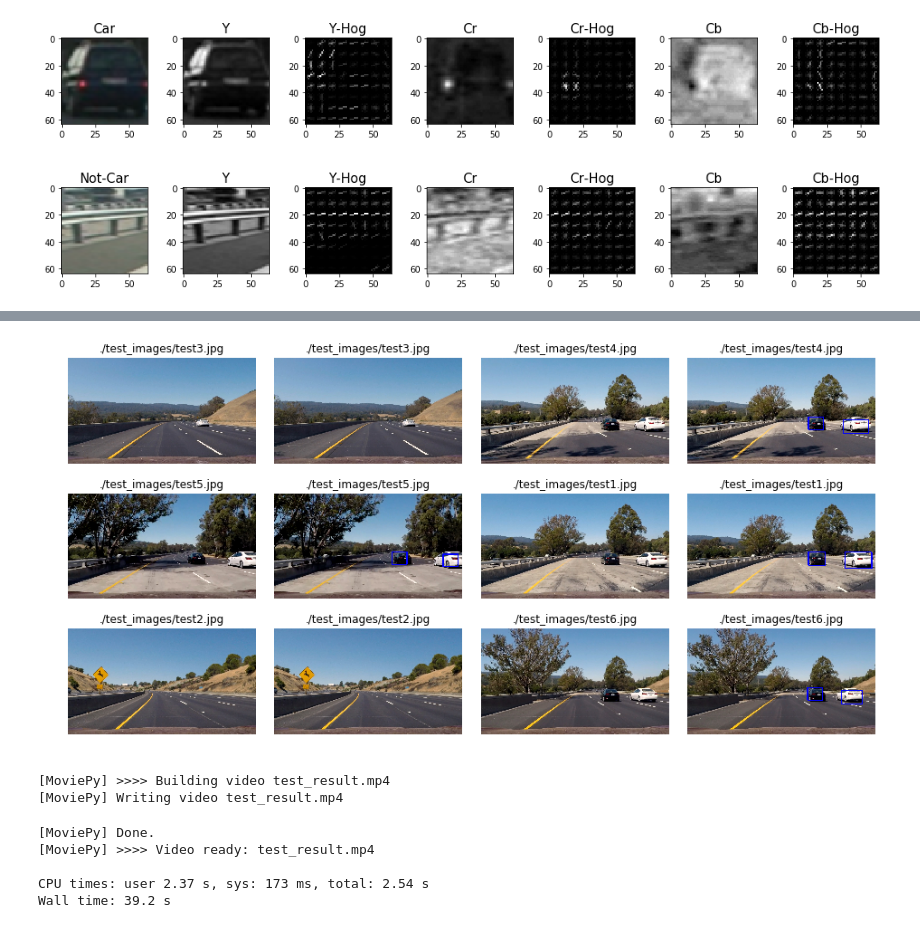
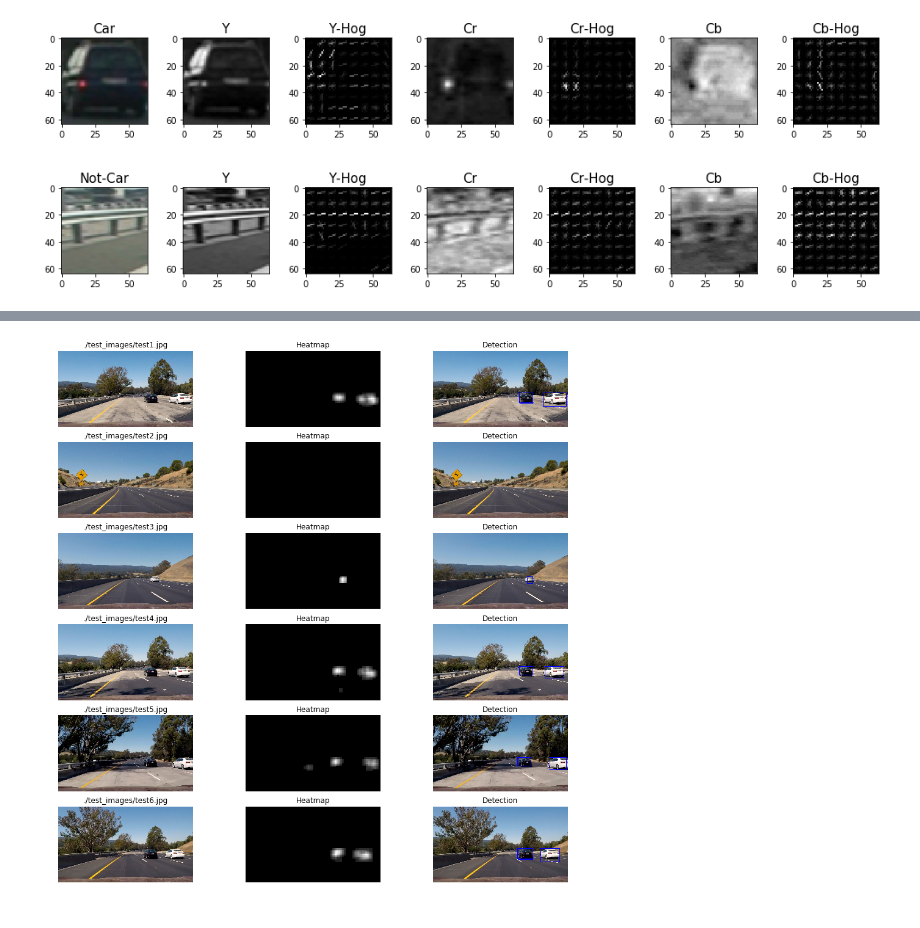
Before and after one commit to hafizur-rahman/CarND-Vehicle-Detection, a Jupyter notebook: VehicleDetection.ipynb, the cells around one changed output, grey strips where cells are left out. Drawn from its saved outputs; the diff is of its cells as text; code cells hidden in the pictures.

```diff
--- a/VehicleDetection.ipynb
+++ b/VehicleDetection.ipynb
@@ -9,20 +9,24 @@ import matplotlib.image as mpimg
 import matplotlib.pyplot as plt
 import numpy as np
 
-from skimage.feature import hog
-from sklearn.model_selection import train_test_split
-from sklearn.svm import LinearSVC
-from sklearn.preprocessing import StandardScaler
-from skimage.feature import hog
-
 import glob
 import time
 import cv2
+import re
 
 from sklearn.utils import shuffle
 
+from training import *
+from detection import *
 
 %matplotlib inline
+
+def numericalSort(value):
+    numbers = re.compile(r'(\d+)')
+    parts = numbers.split(value)
+    parts[1::2] = map(int, parts[1::2])
+
+    return parts
 # %%
 from feature import *
 
@@ -322,0 +149,4 @@ plt.imshow(img)
+# %%
+car_detector = CarDetector(params, svc, X_scaler, scales=[1.0])
+
+test_images = sorted(glob.glob('./test_images/test*.jpg'), key=numericalSort)
@@ -323,42 +189,48 @@ plt.imshow(img)
 # %%
-test_images = glob.glob('./test_images/test*.jpg')
+scales = [ 0.8, 1.0, 2.0]
+car_detector = CarDetector(params, svc, X_scaler, scales=scales)
 
-fig, axs = plt.subplots(3, 4, figsize=(16,8))
-fig.subplots_adjust(hspace = .1, wspace=.1)
-axs = axs.ravel()
+def demo_detection(car_detector):
+    fig, axs = plt.subplots(6, 3, figsize=(16,16))
+    fig.subplots_adjust(hspace =.2, wspace=.1)
+    axs = axs.ravel()
 
-for i, im in enumerate(test_images):
-    image = read_image(im)
+    for i, im in enumerate(test_images):
+        image = read_image(im)
+        heatmap = car_detector.generate_heatmap(image)
+        labels = car_detector.find_labels(heatmap)
+        detected = draw_labeled_bboxes(np.copy(image), labels)
 
-    axs[i * 2].imshow(image)
-    axs[i * 2].set_title(im)
-    axs[i * 2].axis('off')
+        axs[i * 3].imshow(image)
+        axs[i * 3].set_title(im)
+        axs[i * 3].axis('off')
 
-    axs[i * 2 + 1].imshow(car_detector.detect_cars(image))
-    axs[i * 2 + 1].set_title(im)
-    axs[i * 2 + 1].axis('off')
+        axs[i * 3 + 1].imshow(heatmap, cmap='gray')
+        axs[i * 3 + 1].set_title('Heatmap')
+        axs[i * 3 + 1].axis('off')
+
+        axs[i * 3 + 2].imshow(detected)
+        axs[i * 3 + 2].set_title('Detection')
+        axs[i * 3 + 2].axis('off')
+
+    plt.savefig('./output_images/detection.jpg')
+    plt.show()
+
+demo_detection(car_detector)
 # %% [output]
-[figure, old version]
+[figure, new version]
 # %%
 import imageio
 imageio.plugins.ffmpeg.download()
 from moviepy.editor import VideoFileClip
 from IPython.display import HTML
 # %%
-car_detector = CarDetector(params, svc, X_scaler, scales, threshold=15)
+car_detector = CarDetector(params, svc, X_scaler, scales)
 
 output = 'test_result.mp4'
 clip = VideoFileClip("test_video.mp4")
 video_clip = clip.fl_image(car_detector.detect_cars)
 %time video_clip.write_videofile(output, audio=False)
-# %% [output]
-[MoviePy] >>>> Building video test_result.mp4
-[MoviePy] Writing video test_result.mp4
-[MoviePy] Done.
-[MoviePy] >>>> Video ready: test_result.mp4
-
-CPU times: user 2.37 s, sys: 173 ms, total: 2.54 s
-Wall time: 39.2 s
 # %%
 output = 'result.mp4'
 clip = VideoFileClip("project_video.mp4")#.subclip(25,30)
```
Also changed, not shown: parts of 8 cells of this notebook, 6 other files.
